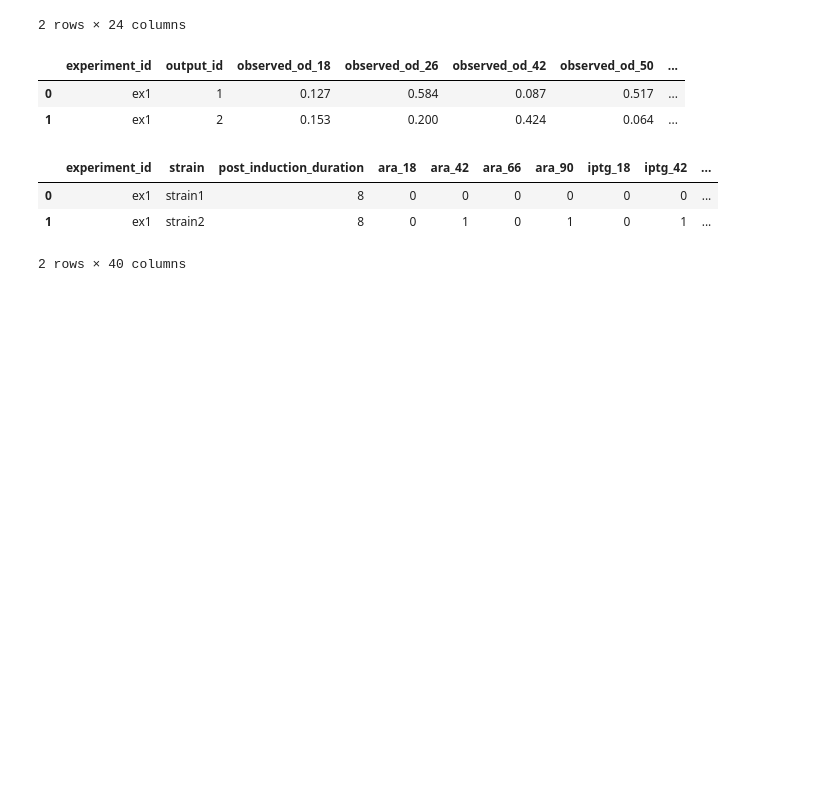
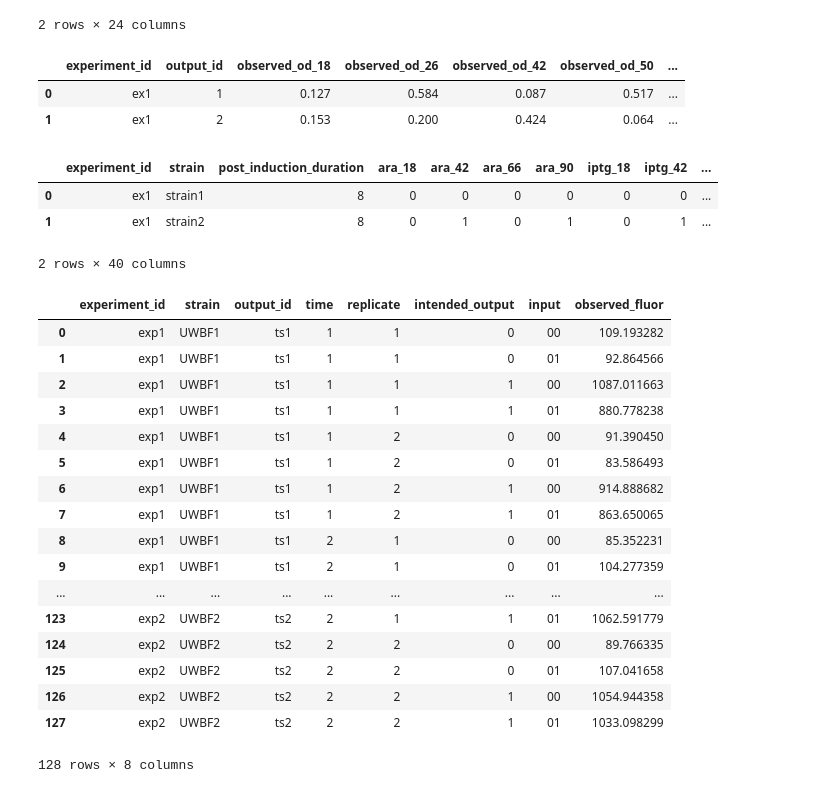
Before and after one commit to SD2E/pysd2cat, a Jupyter notebook: notebooks/ObstacleCourseMetrics.ipynb, the cells around one changed output. Saved outputs shown, nothing was run; the diff lists cells and outputs as text; code cells hidden in the pictures; blank space fills up the shorter version.

Commit message:
rough draft with data format and max/min metrics

```diff
--- a/notebooks/ObstacleCourseMetrics.ipynb
+++ b/notebooks/ObstacleCourseMetrics.ipynb
@@ -67,3 +67,27 @@ obstacle_course_all
 | 0 | ex1 | strain1 | 8 | 0 | 0 | 0 | 0 | 0 | 0 | ... |
 | 1 | ex1 | strain2 | 8 | 0 | 1 | 0 | 1 | 0 | 1 | ... |
 2 rows × 40 columns
+# %%
+import obstacle_course_metrics as ocm
+
+data_synth_df = ocm.make_synth_data()
+data_synth_df
+# %% [output]
+|  | experiment_id | strain | output_id | time | replicate | intended_output | input | observed_fluor |
+| 0 | exp1 | UWBF1 | ts1 | 1 | 1 | 0 | 00 | 109.193282 |
+| 1 | exp1 | UWBF1 | ts1 | 1 | 1 | 0 | 01 | 92.864566 |
+| 2 | exp1 | UWBF1 | ts1 | 1 | 1 | 1 | 00 | 1087.011663 |
+| 3 | exp1 | UWBF1 | ts1 | 1 | 1 | 1 | 01 | 880.778238 |
+| 4 | exp1 | UWBF1 | ts1 | 1 | 2 | 0 | 00 | 91.390450 |
+| 5 | exp1 | UWBF1 | ts1 | 1 | 2 | 0 | 01 | 83.586493 |
+| 6 | exp1 | UWBF1 | ts1 | 1 | 2 | 1 | 00 | 914.888682 |
+| 7 | exp1 | UWBF1 | ts1 | 1 | 2 | 1 | 01 | 863.650065 |
+| 8 | exp1 | UWBF1 | ts1 | 2 | 1 | 0 | 00 | 85.352231 |
+| 9 | exp1 | UWBF1 | ts1 | 2 | 1 | 0 | 01 | 104.277359 |
+| ... | ... | ... | ... | ... | ... | ... | ... | ... |
+| 123 | exp2 | UWBF2 | ts2 | 2 | 1 | 1 | 01 | 1062.591779 |
+| 124 | exp2 | UWBF2 | ts2 | 2 | 2 | 0 | 00 | 89.766335 |
+| 125 | exp2 | UWBF2 | ts2 | 2 | 2 | 0 | 01 | 107.041658 |
+| 126 | exp2 | UWBF2 | ts2 | 2 | 2 | 1 | 00 | 1054.944358 |
+| 127 | exp2 | UWBF2 | ts2 | 2 | 2 | 1 | 01 | 1033.098299 |
+128 rows × 8 columns
```
Also changed, not shown: parts of 3 cells of this notebook, 1 other file.
